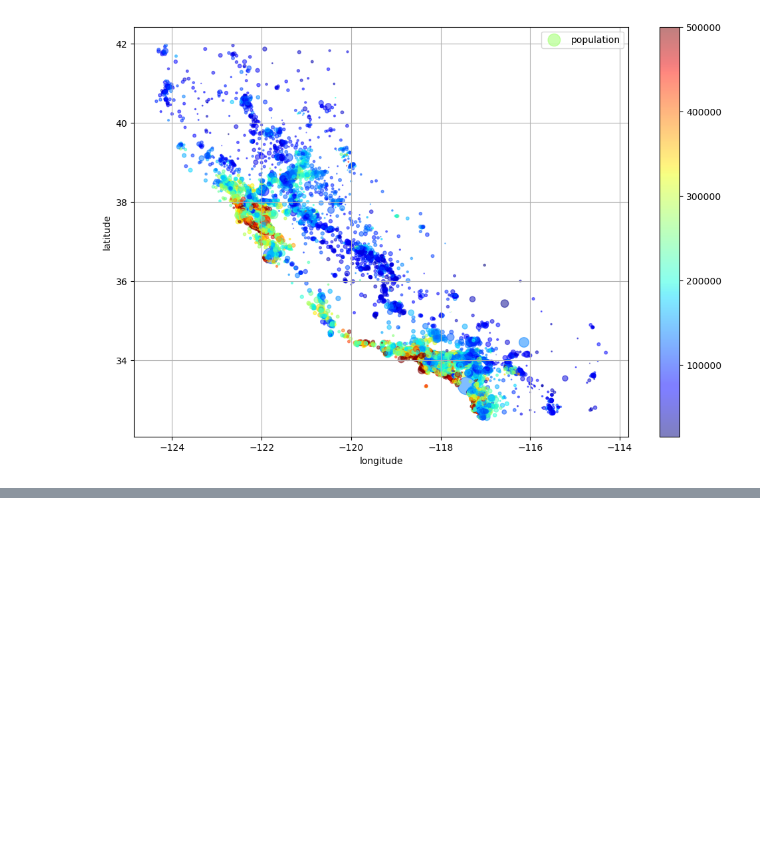
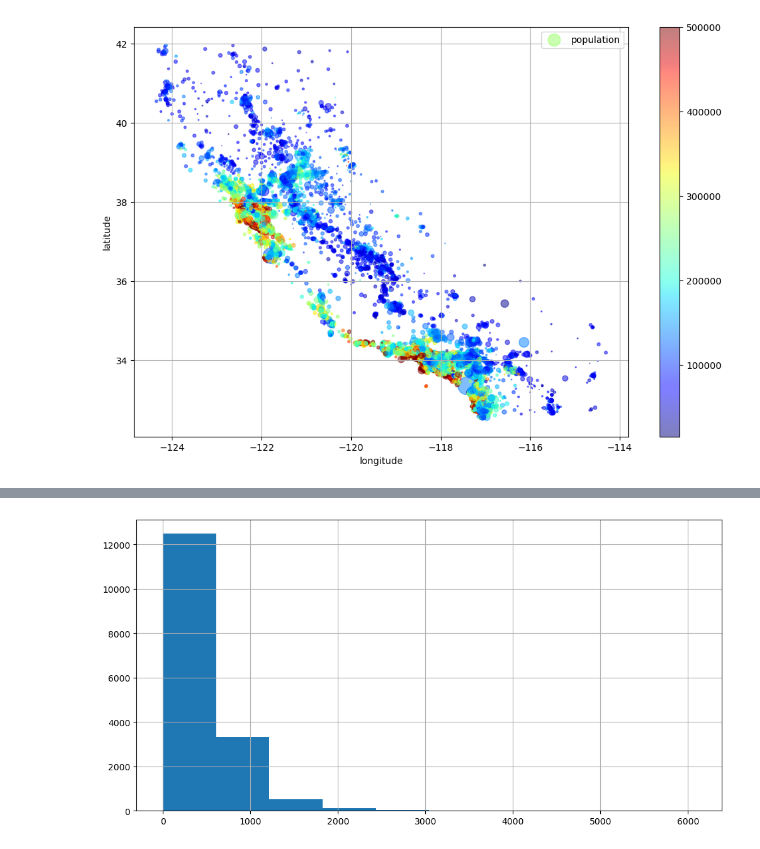
Before and after one commit to Monish147/Machine_Learning_Projects, a Jupyter notebook: chapter2/EDA_preprocessing.ipynb, the cells around one changed output, grey strips where cells are left out. Saved outputs shown, nothing was run; the diff lists cells and outputs as text; code cells hidden in the pictures; blank space fills up the shorter version.

```diff
--- a/chapter2/EDA_preprocessing.ipynb
+++ b/chapter2/EDA_preprocessing.ipynb
@@ -236,0 +529,5 @@ plt.show()
+# %%
+housing_num["households"].hist(figsize=(12,6))
+plt.show()
+# %% [output]
+[figure, added]
```
Also changed, not shown: parts of 51 cells of this notebook.
